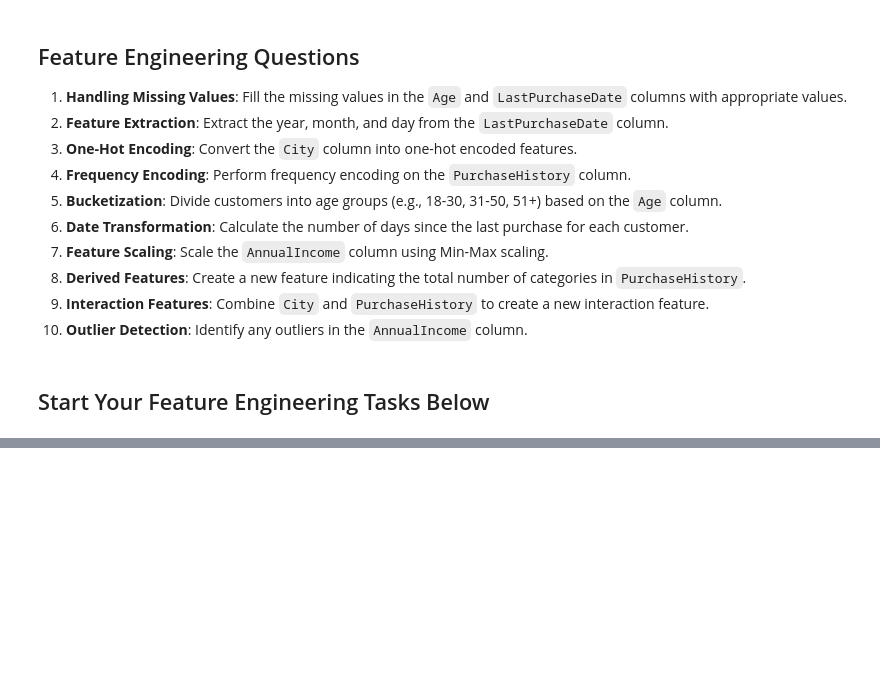
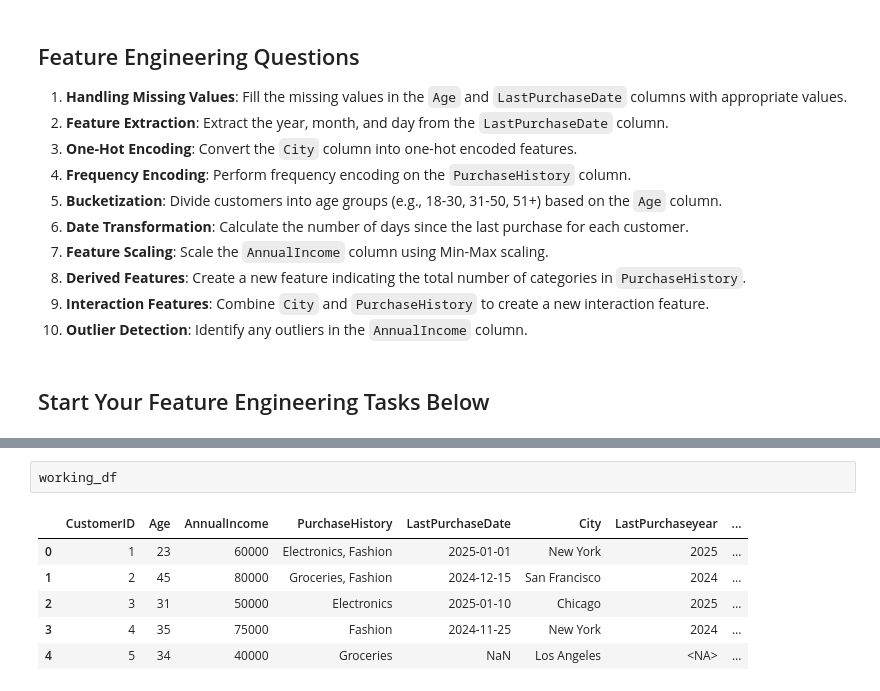
Before and after one commit to dinaeshsugumaran/MLOps, a Jupyter notebook: Practice/Python_practice/Feature_Engineering/feature_engineering_practice.ipynb, the cells around one changed output, grey strips where cells are left out. Saved outputs shown, nothing was run; the diff lists cells and outputs as text; blank space fills up the shorter version.

```diff
--- a/Practice/Python_practice/Feature_Engineering/feature_engineering_practice.ipynb
+++ b/Practice/Python_practice/Feature_Engineering/feature_engineering_practice.ipynb
@@ -28,0 +75,9 @@ df.head()
+# %%
+working_df
+# %% [output]
+|  | CustomerID | Age | AnnualIncome | PurchaseHistory | LastPurchaseDate | City | LastPurchaseyear | ... |
+| 0 | 1 | 23 | 60000 | Electronics, Fashion | 2025-01-01 | New York | 2025 | ... |
+| 1 | 2 | 45 | 80000 | Groceries, Fashion | 2024-12-15 | San Francisco | 2024 | ... |
+| 2 | 3 | 31 | 50000 | Electronics | 2025-01-10 | Chicago | 2025 | ... |
+| 3 | 4 | 35 | 75000 | Fashion | 2024-11-25 | New York | 2024 | ... |
+| 4 | 5 | 34 | 40000 | Groceries | NaN | Los Angeles | <NA> | ... |
```
Also changed, not shown: parts of 28 cells of this notebook.
